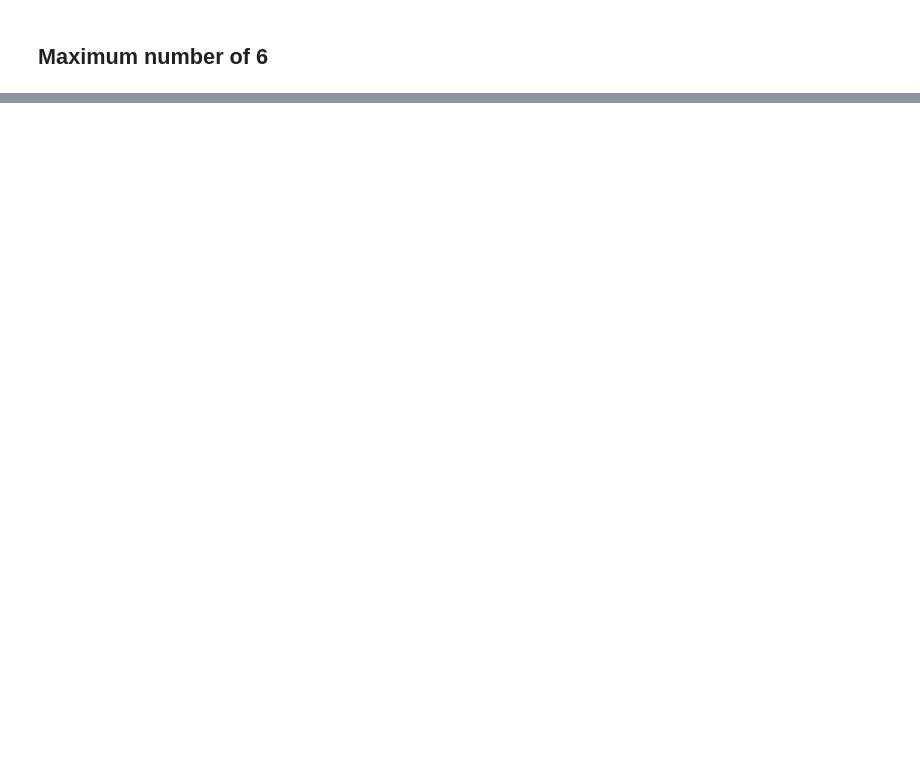
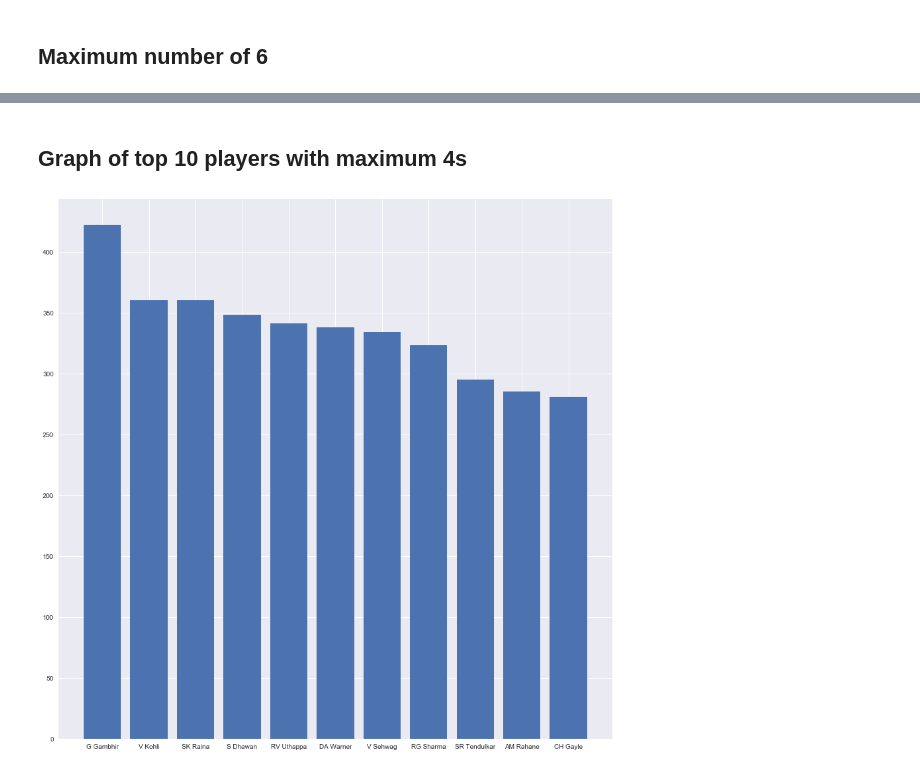
Before and after one commit to dineshpabbi10/DS-Itronix, a Jupyter notebook: Day 24/IPL with pandas case study.ipynb, the cells around one changed output, grey strips where cells are left out. Saved outputs shown, nothing was run; the diff lists cells and outputs as text; code cells hidden in the pictures; blank space fills up the shorter version.

```diff
--- a/Day 24/IPL with pandas case study.ipynb
+++ b/Day 24/IPL with pandas case study.ipynb
@@ -383,0 +429,13 @@ Striker_Id Player_Name
+# %% [markdown]
+## Graph of top 10 players with maximum 4s
+# %%
+tf = mdata[mdata["Batsman_Scored"]==4]
+tf = tf.groupby(["Striker_Id","Player_Name"] ,as_index=False)
+dope = tf["Batsman_Scored"].agg(np.size)
+plt.style.use("seaborn")
+dope = dope.sort_values(by=["Batsman_Scored"],ascending=False)
+plt.figure(figsize=(15,15))
+plt.bar(dope["Player_Name"].iloc[:11],dope["Batsman_Scored"].iloc[:11])
+plt.show()
+# %% [output]
+[figure, added]
```
Also changed, not shown: parts of 23 cells of this notebook.
